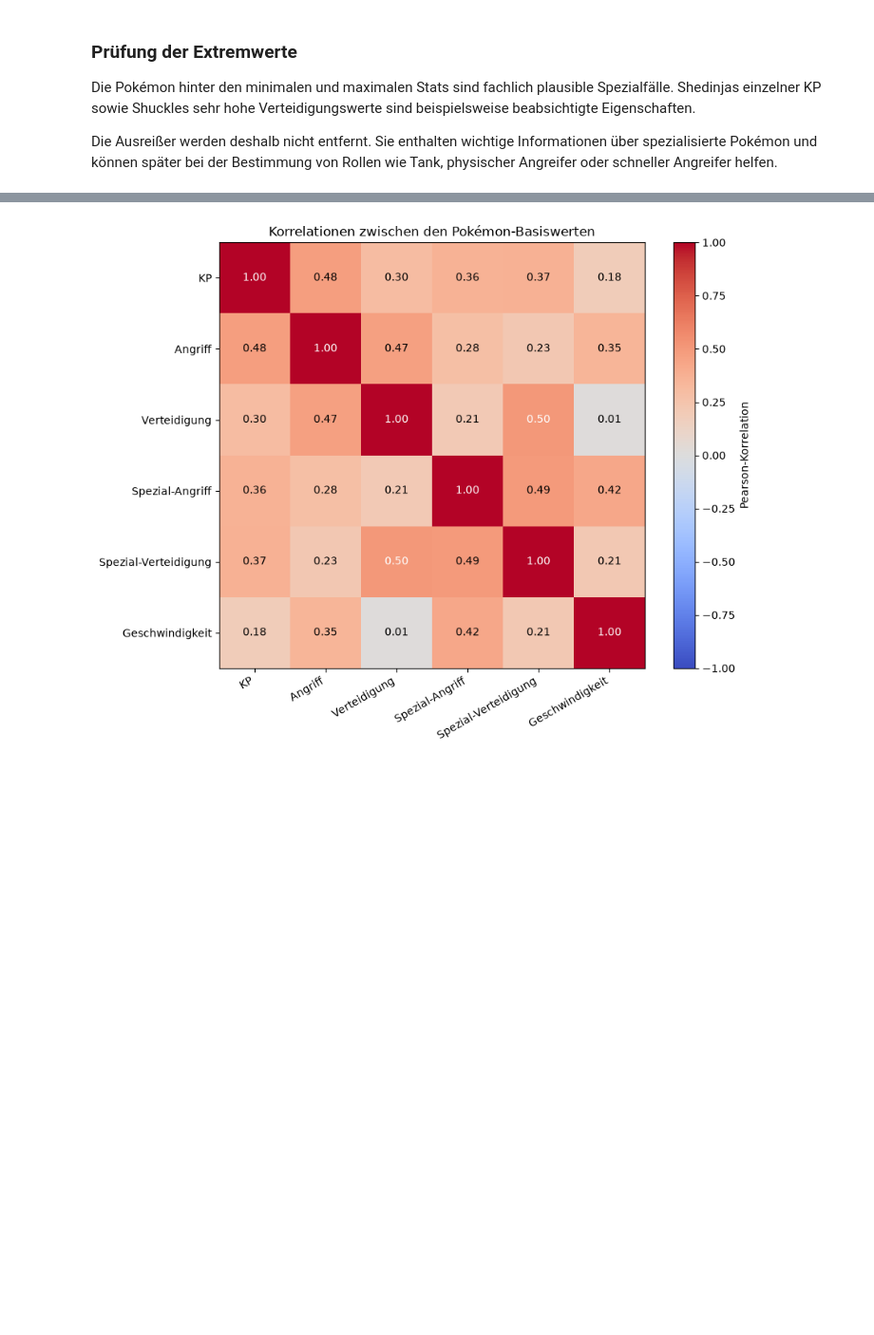
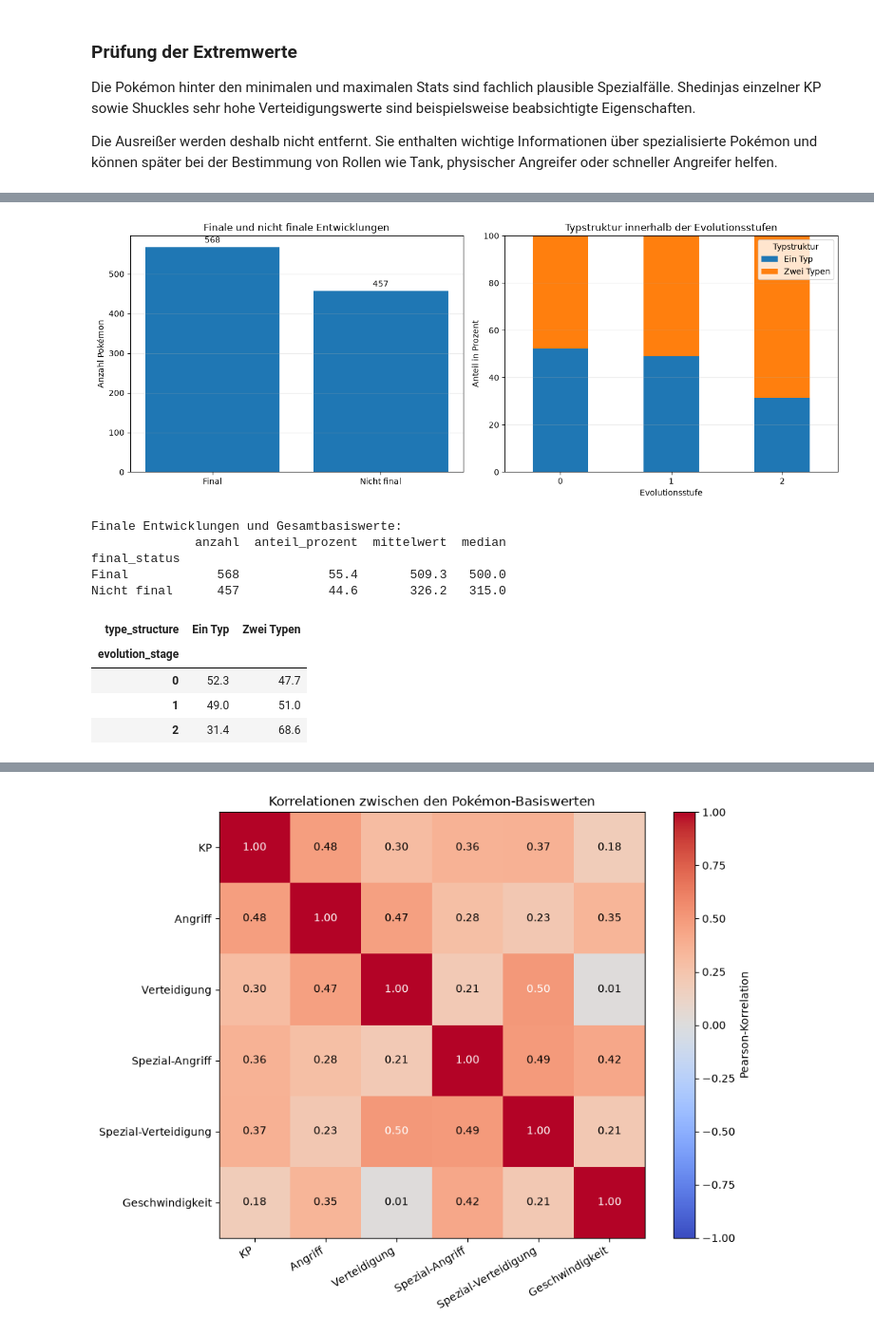
Before and after one commit to Gerryyyyyyyyyyy/pokemon-team-advisor, a Jupyter notebook: notebooks/01_pokemon_eda.ipynb, the cells around one changed output, grey strips where cells are left out. Shown at 95% size. Cells and saved outputs as stored; diff of their text form; code cells hidden in the pictures; blank space fills up the shorter version.

```diff
--- a/notebooks/01_pokemon_eda.ipynb
+++ b/notebooks/01_pokemon_eda.ipynb
@@ -546,0 +787,80 @@ Tank, physischer Angreifer oder schneller Angreifer helfen.
+# %%
+evolution_analysis = pokemon.assign(
+    final_status=pokemon["is_final_evolution"].map(
+        {
+            False: "Nicht final",
+            True: "Final",
+        }
+    ),
+    type_structure=pokemon["type_2"]
+    .notna()
+    .map(
+        {
+            False: "Ein Typ",
+            True: "Zwei Typen",
+        }
+    ),
+)
+
+final_summary = (
+    evolution_analysis.groupby("final_status")["base_stat_total"]
+    .agg(
+        anzahl="size",
+        anteil_prozent=lambda values: len(values) / len(evolution_analysis) * 100,
+        mittelwert="mean",
+        median="median",
+    )
+    .round(1)
+)
+
+type_structure_by_stage = (
+    pd.crosstab(
+        evolution_analysis["evolution_stage"],
+        evolution_analysis["type_structure"],
+        normalize="index",
+    )
+    .mul(100)
+    .round(1)
+)
+
+fig, axes = plt.subplots(1, 2, figsize=(13, 5))
+
+final_counts = evolution_analysis["final_status"].value_counts()
+final_bars = axes[0].bar(final_counts.index, final_counts.values)
+axes[0].bar_label(final_bars, padding=3)
+axes[0].set_title("Finale und nicht finale Entwicklungen")
+axes[0].set_ylabel("Anzahl Pokémon")
+axes[0].grid(axis="y", alpha=0.25)
+
+type_structure_by_stage.plot(
+    kind="bar",
+    stacked=True,
+    ax=axes[1],
+)
+axes[1].set_title("Typstruktur innerhalb der Evolutionsstufen")
+axes[1].set_xlabel("Evolutionsstufe")
+axes[1].set_ylabel("Anteil in Prozent")
+axes[1].set_ylim(0, 100)
+axes[1].tick_params(axis="x", rotation=0)
+axes[1].legend(title="Typstruktur")
+axes[1].grid(axis="y", alpha=0.25)
+
+plt.tight_layout()
+plt.show()
+
+print("Finale Entwicklungen und Gesamtbasiswerte:")
+print(final_summary.to_string())
+
+type_structure_by_stage
+# %% [output]
+[figure, added]
+Finale Entwicklungen und Gesamtbasiswerte:
+              anzahl  anteil_prozent  mittelwert  median
+final_status
+Final            568            55.4       509.3   500.0
+Nicht final      457            44.6       326.2   315.0
+| type_structure | Ein Typ | Zwei Typen |
+| evolution_stage |  |  |
+| 0 | 52.3 | 47.7 |
+| 1 | 49.0 | 51.0 |
+| 2 | 31.4 | 68.6 |
```
Also changed, not shown: parts of 21 cells of this notebook.
